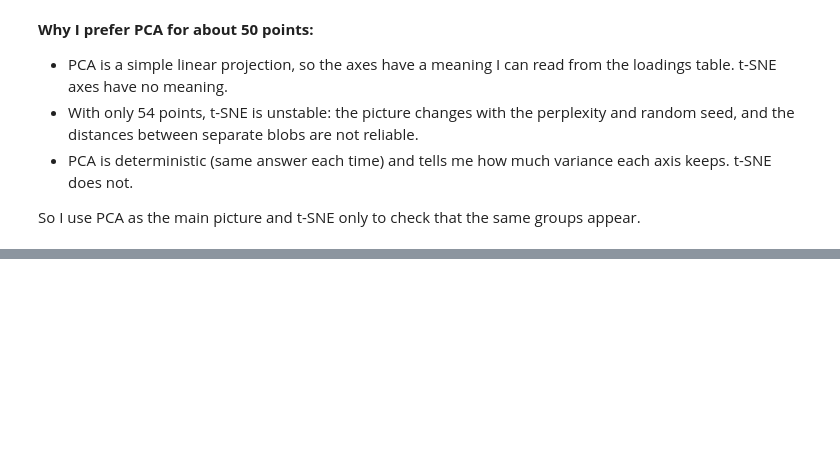
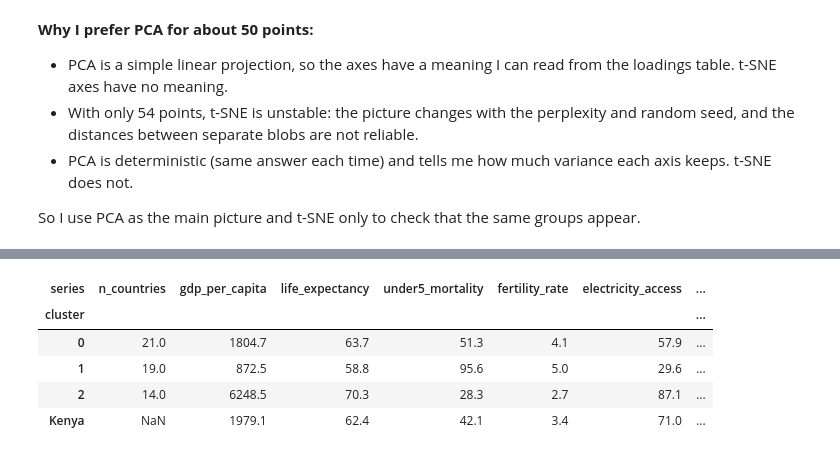
Before and after one commit to Mishiez/learning-patterns-ml, a Jupyter notebook: j1-supervised-unsupervised/notebooks/02_unsupervised_africa_indicators.ipynb, the cells around one changed output, grey strips where cells are left out. Cells and saved outputs as stored; diff of their text form; code cells hidden in the pictures; blank space fills up the shorter version.

```diff
--- a/j1-supervised-unsupervised/notebooks/02_unsupervised_africa_indicators.ipynb
+++ b/j1-supervised-unsupervised/notebooks/02_unsupervised_africa_indicators.ipynb
@@ -425,0 +431,25 @@ So I use PCA as the main picture and t-SNE only to check that the same groups ap
+# %%
+# Original (unscaled, not logged) indicators, with the cluster number attached
+original_cols = [
+    "gdp_per_capita", "life_expectancy", "under5_mortality", "fertility_rate",
+    "electricity_access", "internet_users", "urban_population", "agriculture_share_gdp",
+]
+profile_data = countries_clean[original_cols].copy()
+profile_data["cluster"] = clusters
+
+# Mean of each indicator per cluster, plus how many countries are in it
+cluster_profile = profile_data.groupby("cluster").mean().round(1)
+cluster_profile.insert(0, "n_countries", clusters.value_counts().sort_index())
+
+# Add Kenya's own values as a last row to compare against its cluster
+kenya_row = profile_data.loc["KEN", original_cols].round(1)
+kenya_row["n_countries"] = np.nan
+cluster_profile.loc["Kenya"] = kenya_row
+cluster_profile
+# %% [output]
+| series | n_countries | gdp_per_capita | life_expectancy | under5_mortality | fertility_rate | electricity_access | ... |
+| cluster |  |  |  |  |  |  | ... |
+| 0 | 21.0 | 1804.7 | 63.7 | 51.3 | 4.1 | 57.9 | ... |
+| 1 | 19.0 | 872.5 | 58.8 | 95.6 | 5.0 | 29.6 | ... |
+| 2 | 14.0 | 6248.5 | 70.3 | 28.3 | 2.7 | 87.1 | ... |
+| Kenya | NaN | 1979.1 | 62.4 | 42.1 | 3.4 | 71.0 | ... |
```
Also changed, not shown: parts of 4 cells of this notebook.
